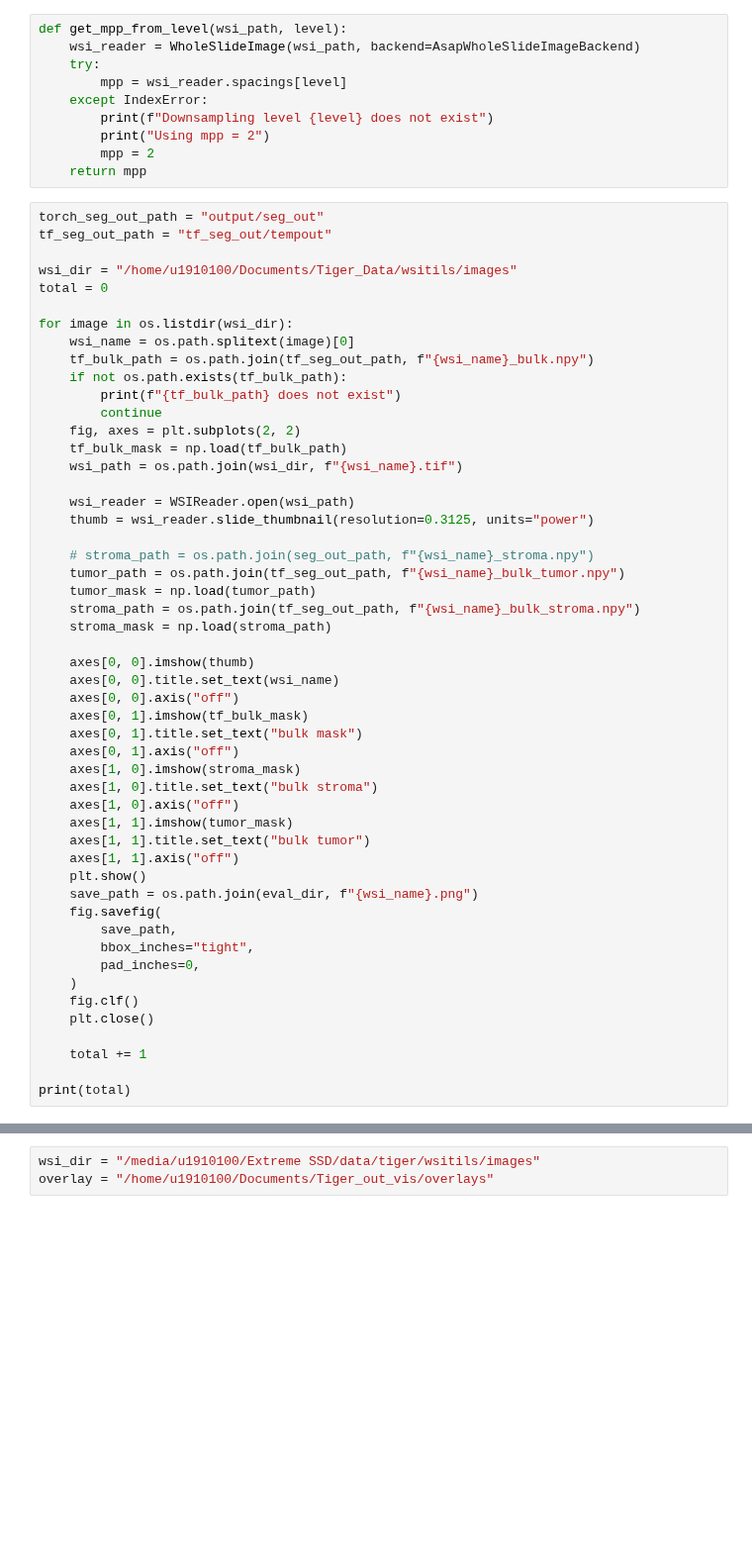
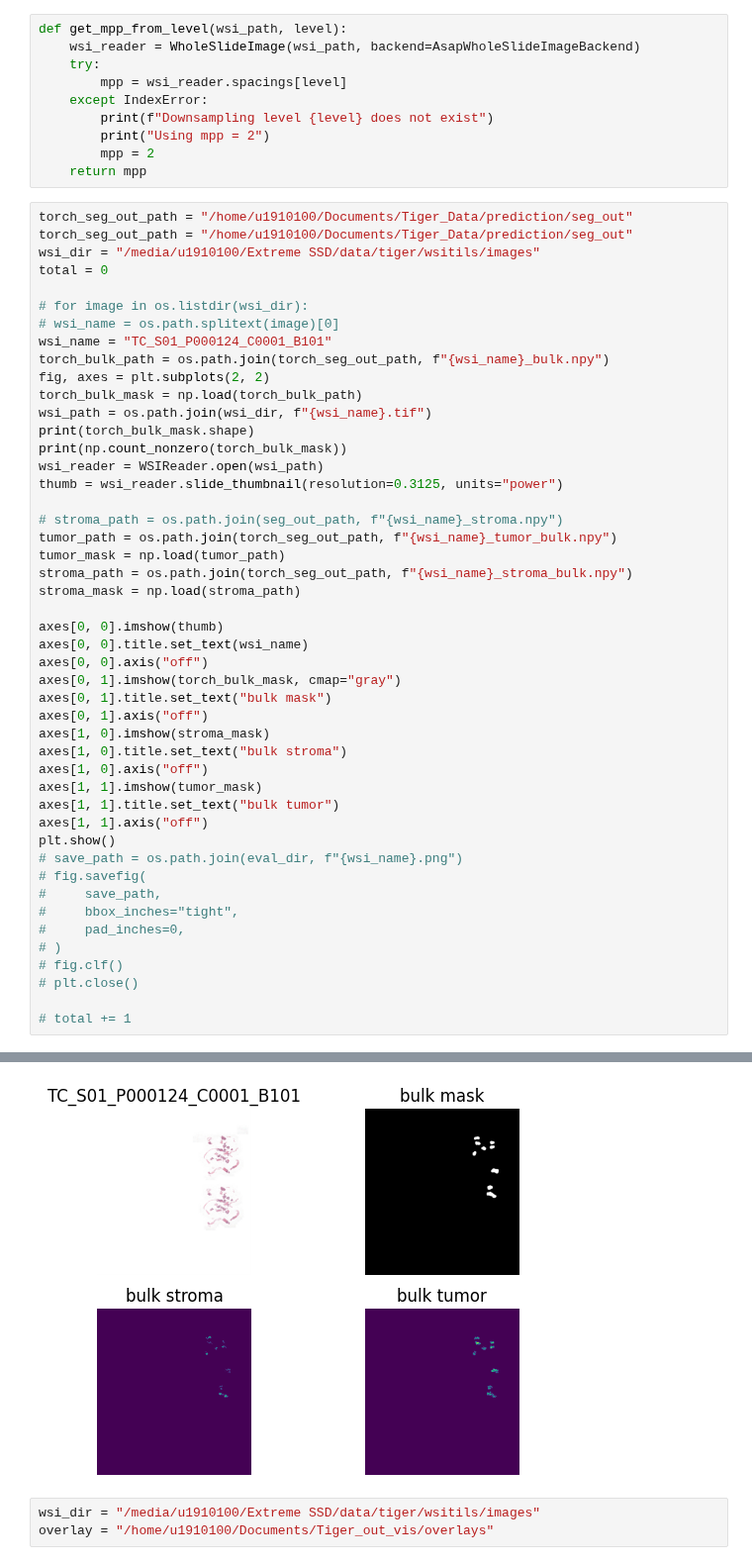
Before and after one commit to Jiaqi-Lv/TIAger-Torch, a Jupyter notebook: tissue_mask_vis.ipynb, the cells around one changed output, grey strips where cells are left out. Shown at 99% size. Cells and saved outputs as stored; diff of their text form; blank space fills up the shorter version.

```diff
--- a/tissue_mask_vis.ipynb
+++ b/tissue_mask_vis.ipynb
@@ -34,53 +34,50 @@ def get_mpp_from_level(wsi_path, level):
         mpp = 2
     return mpp
 # %%
-torch_seg_out_path = "output/seg_out"
-tf_seg_out_path = "tf_seg_out/tempout"
-
-wsi_dir = "/home/u1910100/Documents/Tiger_Data/wsitils/images"
+torch_seg_out_path = "/home/u1910100/Documents/Tiger_Data/prediction/seg_out"
+torch_seg_out_path = "/home/u1910100/Documents/Tiger_Data/prediction/seg_out"
+wsi_dir = "/media/u1910100/Extreme SSD/data/tiger/wsitils/images"
 total = 0
 
-for image in os.listdir(wsi_dir):
-    wsi_name = os.path.splitext(image)[0]
-    tf_bulk_path = os.path.join(tf_seg_out_path, f"{wsi_name}_bulk.npy")
-    if not os.path.exists(tf_bulk_path):
-        print(f"{tf_bulk_path} does not exist")
-        continue
-    fig, axes = plt.subplots(2, 2)
-    tf_bulk_mask = np.load(tf_bulk_path)
-    wsi_path = os.path.join(wsi_dir, f"{wsi_name}.tif")
+# for image in os.listdir(wsi_dir):
+# wsi_name = os.path.splitext(image)[0]
+wsi_name = "TC_S01_P000124_C0001_B101"
+torch_bulk_path = os.path.join(torch_seg_out_path, f"{wsi_name}_bulk.npy")
+fig, axes = plt.subplots(2, 2)
+torch_bulk_mask = np.load(torch_bulk_path)
+wsi_path = os.path.join(wsi_dir, f"{wsi_name}.tif")
+print(torch_bulk_mask.shape)
+print(np.count_nonzero(torch_bulk_mask))
+wsi_reader = WSIReader.open(wsi_path)
+thumb = wsi_reader.slide_thumbnail(resolution=0.3125, units="power")
 
-    wsi_reader = WSIReader.open(wsi_path)
-    thumb = wsi_reader.slide_thumbnail(resolution=0.3125, units="power")
+# stroma_path = os.path.join(seg_out_path, f"{wsi_name}_stroma.npy")
+tumor_path = os.path.join(torch_seg_out_path, f"{wsi_name}_tumor_bulk.npy")
+tumor_mask = np.load(tumor_path)
+stroma_path = os.path.join(torch_seg_out_path, f"{wsi_name}_stroma_bulk.npy")
+stroma_mask = np.load(stroma_path)
 
-    # stroma_path = os.path.join(seg_out_path, f"{wsi_name}_stroma.npy")
-    tumor_path = os.path.join(tf_seg_out_path, f"{wsi_name}_bulk_tumor.npy")
-    tumor_mask = np.load(tumor_path)
-    stroma_path = os.path.join(tf_seg_out_path, f"{wsi_name}_bulk_stroma.npy")
-    stroma_mask = np.load(stroma_path)
+axes[0, 0].imshow(thumb)
+axes[0, 0].title.set_text(wsi_name)
+axes[0, 0].axis("off")
+axes[0, 1].imshow(torch_bulk_mask, cmap="gray")
+axes[0, 1].title.set_text("bulk mask")
+axes[0, 1].axis("off")
+axes[1, 0].imshow(stroma_mask)
+axes[1, 0].title.set_text("bulk stroma")
+axes[1, 0].axis("off")
+axes[1, 1].imshow(tumor_mask)
+axes[1, 1].title.set_text("bulk tumor")
+axes[1, 1].axis("off")
+plt.show()
+# save_path = os.path.join(eval_dir, f"{wsi_name}.png")
+# fig.savefig(
+#     save_path,
+#     bbox_inches="tight",
+#     pad_inches=0,
+# )
+# fig.clf()
+# plt.close()
 
-    axes[0, 0].imshow(thumb)
-    axes[0, 0].title.set_text(wsi_name)
-    axes[0, 0].axis("off")
-    axes[0, 1].imshow(tf_bulk_mask)
-    axes[0, 1].title.set_text("bulk mask")
-    axes[0, 1].axis("off")
-    axes[1, 0].imshow(stroma_mask)
-    axes[1, 0].title.set_text("bulk stroma")
-    axes[1, 0].axis("off")
-    axes[1, 1].imshow(tumor_mask)
-    axes[1, 1].title.set_text("bulk tumor")
-    axes[1, 1].axis("off")
-    plt.show()
-    save_path = os.path.join(eval_dir, f"{wsi_name}.png")
-    fig.savefig(
-        save_path,
-        bbox_inches="tight",
-        pad_inches=0,
-    )
-    fig.clf()
-    plt.close()
-
-    total += 1
-
-print(total)
+# total += 1
+# %% [output]
@@ -87,3 +88,4 @@ print(total)
+[figure, added]
 # %%
 wsi_dir = "/media/u1910100/Extreme SSD/data/tiger/wsitils/images"
 overlay = "/home/u1910100/Documents/Tiger_out_vis/overlays"
```
Also changed, not shown: parts of 3 cells of this notebook, 4 other files.
